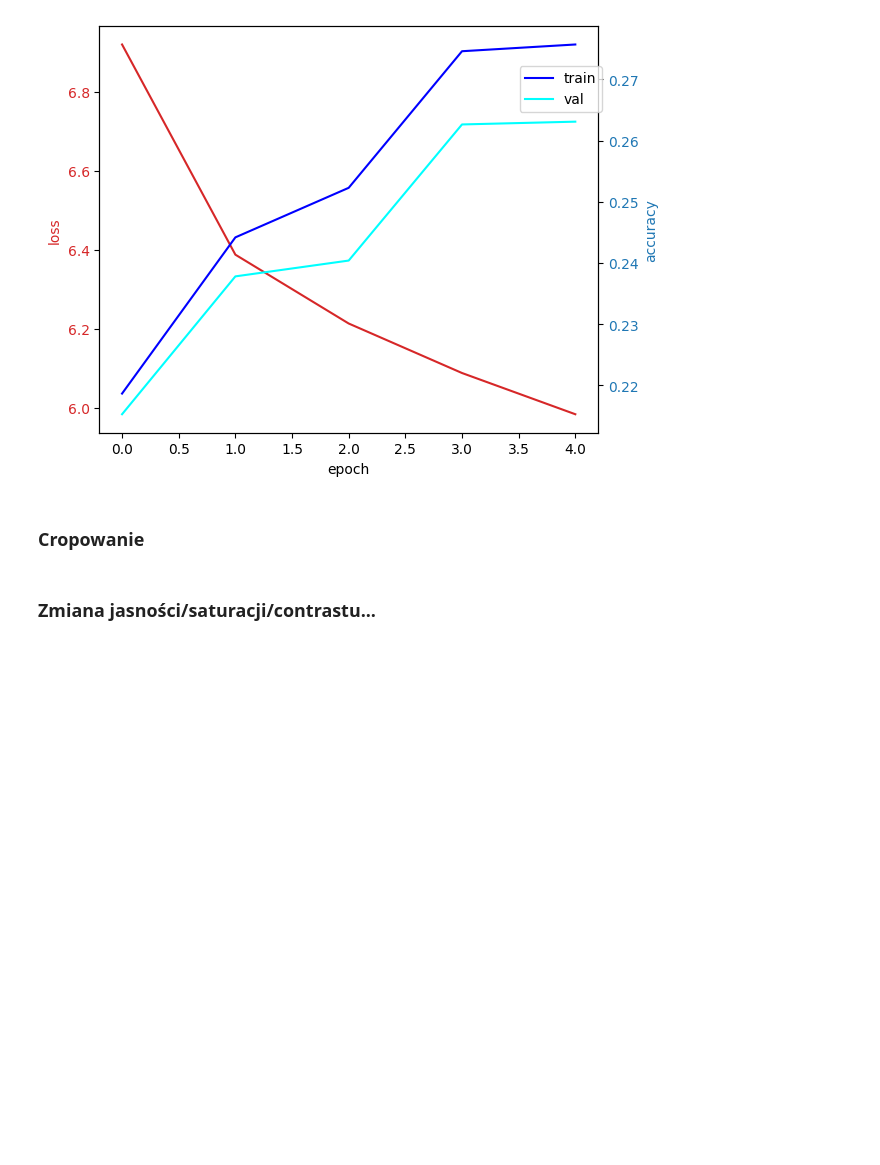
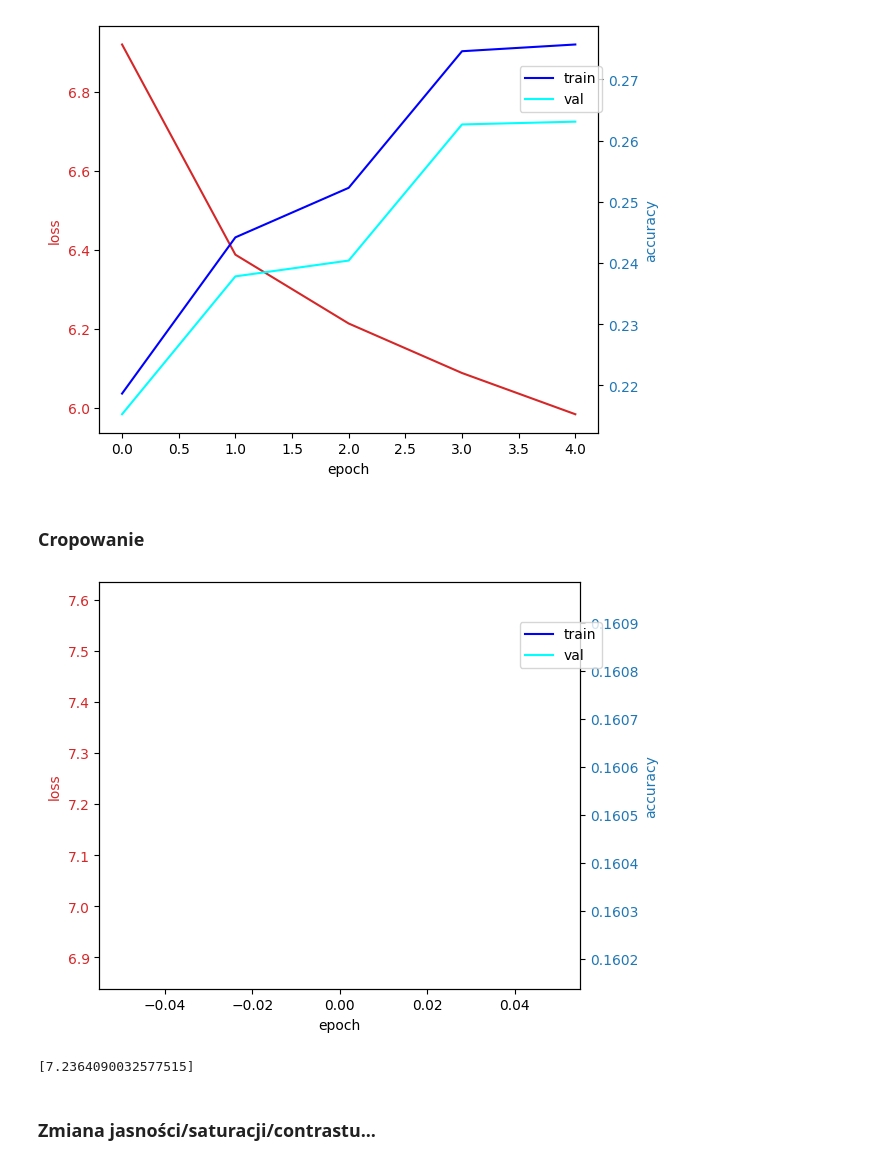
Before and after one commit to szymonsteccc/ssne_26L, a Jupyter notebook: mini_project_3/rozwiazanie.ipynb, the cells around one changed output. Drawn from its saved outputs; the diff is of its cells as text; code cells hidden in the pictures; blank space fills up the shorter version.

```diff
--- a/mini_project_3/rozwiazanie.ipynb
+++ b/mini_project_3/rozwiazanie.ipynb
@@ -109,22 +109,28 @@ if TRAIN:
 # %%
 transform_crop = transforms.Compose([
     transforms.RandomResizedCrop(size=(64, 64), scale=(0.8, 1.0)),
     transforms.ToTensor(),
     normalize_transform,
 ])
 
 dataset_crop = load_data(data_folder=DATA_FOLDER, transform=transform_crop)
 merged_crop_dataset = ConcatDataset([dataset_crop, dataset_crop])
 train_dataset_crop, val_dataset_crop = split_dataset(merged_crop_dataset, split_ratio=0.8)
 train_loader_crop, val_loader_crop = define_dataloaders(train_dataset_crop, val_dataset_crop, batch_size=32)
 
 net_crop = Net().to(device)
 criterion_crop = nn.CrossEntropyLoss()
 optimizer_crop = optim.Adam(net_crop.parameters(), lr=0.001)
 
 if TRAIN:
-    loss_hist_crop, train_eval_hist_crop, val_eval_hist_crop = train_model(net_crop, train_loader_crop, val_loader_crop, criterion_crop, optimizer_crop, get_accuracy, device, 5)
+    loss_hist_crop, train_eval_hist_crop, val_eval_hist_crop = train_model(net_crop, train_loader_crop, val_loader_crop, criterion_crop, optimizer_crop, get_accuracy, device, 1)
     plot_training_chart(loss_hist_crop, train_eval_hist_crop, val_eval_hist_crop)
+# %% [output]
+[figure, added]
+# %%
+print(loss_hist_crop)
+# %% [output]
+[7.2364090032577515]
 # %% [markdown]
 ### Zmiana jasności/saturacji/contrastu...
 # %%
```
